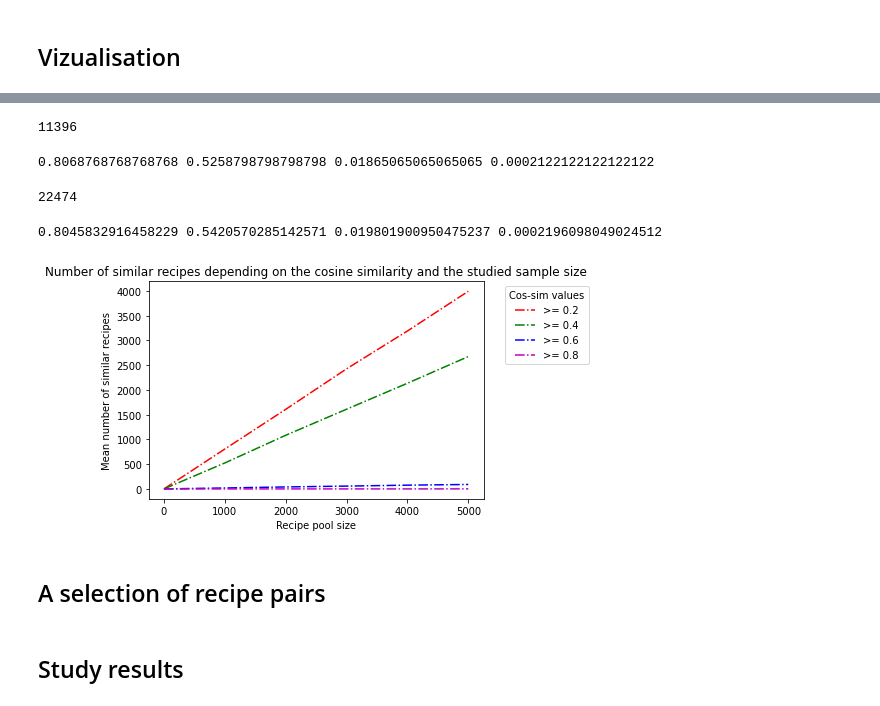
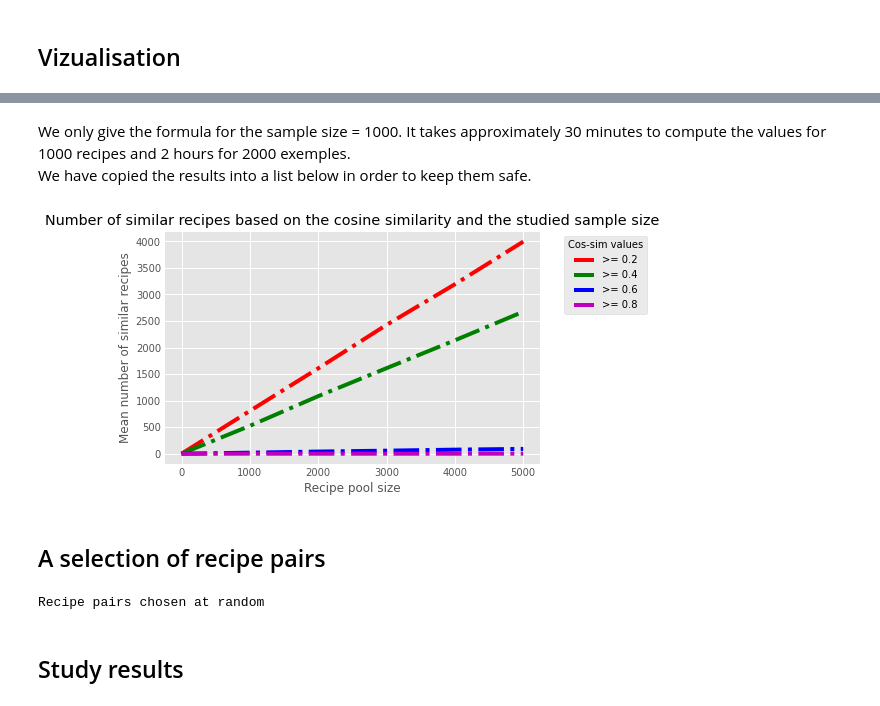
Before and after one commit to almehdiKrisni/Projet-RI-Recreation-Papier-Scientifique, a Jupyter notebook: dataAnalysis.ipynb, the cells around one changed output, grey strips where cells are left out. Drawn from its saved outputs; the diff is of its cells as text; code cells hidden in the pictures.

```diff
--- a/dataAnalysis.ipynb
+++ b/dataAnalysis.ipynb
@@ -109,0 +100,3 @@ showBar(df["number_ingredients"].tolist(), odds=True, title="Distribution of the
+# %%
+# Plot parameter (style)
+plt.style.use('ggplot')
@@ -110,25 +129,9 @@ showBar(df["number_ingredients"].tolist(), odds=True, title="Distribution of the
 # %%
 # We find the mean cosine similarities for a sample size of 1000 recipes
-l2, l4, l6, l8 = computeSimilarityOdds(df.sample(int(1000)))
+# l2, l4, l6, l8 = computeSimilarityOdds(df.sample(int(1000)))
-# %% [output]
-11396
-# %%
-# We print the results only for the sample size = 1000.
-# It takes approximately 30 minutes to compute the values for 1000 recipes and 2 hours for 2000 exemples.
-# We have copied the results into a list below in order to keep them safe.
-print(np.mean(l2), np.mean(l4), np.mean(l6), np.mean(l8))
-# %% [output]
-0.8068768768768768 0.5258798798798798 0.01865065065065065 0.0002122122122122122
-# %%
-# We find the mean cosine similarities for a sample size of 2000 recipes
-l22, l42, l62, l82 = computeSimilarityOdds(df.sample(int(2000)))
-# %% [output]
-22474
-# %%
-# We print the results only for the sample size = 2000
-print(np.mean(l22), np.mean(l42), np.mean(l62), np.mean(l82))
-# %% [output]
-0.8045832916458229 0.5420570285142571 0.019801900950475237 0.0002196098049024512
+# %% [markdown]
+We only give the formula for the sample size = 1000. It takes approximately 30 minutes to compute the values for 1000 recipes and 2 hours for 2000 exemples.
+<br>We have copied the results into a list below in order to keep them safe.
 # %%
 # Similarities
 xlabels = [0, 1000, 2000, 3000, 4000, 5000]
@@ -143,19 +146,45 @@ sizecos6values = [0] + [int(cos6values[i] * (i * 1000)) for i in range(1, len(xl
 sizecos8values = [0] + [int(cos8values[i] * (i * 1000)) for i in range(1, len(xlabels))]
 # %%
 # Ploting the evolution of the number of similar recipes based on the size of the sample and the shared cosine similarity
-plt.title("Number of similar recipes depending on the cosine similarity and the studied sample size")
+plt.title("Number of similar recipes based on the cosine similarity and the studied sample size")
 plt.plot(xlabels, sizecos2values, "r-.", label=">= 0.2")
 plt.plot(xlabels, sizecos4values, "g-.", label=">= 0.4")
 plt.plot(xlabels, sizecos6values, "b-.", label=">= 0.6")
 plt.plot(xlabels, sizecos8values, "m-.", label=">= 0.8")
 plt.xlabel("Recipe pool size")
 plt.ylabel("Mean number of similar recipes")
 plt.legend(title="Cos-sim values", bbox_to_anchor=(1.05, 1.0), loc='upper left')
+plt.savefig('bin/visual/cossim_recipes_odds.png', bbox_inches='tight')
 plt.show()
 # %% [output]
-[figure, old version]
+[figure, new version]
 # %% [markdown]
 ## A selection of recipe pairs
+# %%
+# We iterate on 10 different recipe and find a pair in the recipe pool
+print("Recipe pairs chosen at random")
+n = 0
+
+todo = False
+
+if todo :
+    while (n < 6) :
+        # We take a random id from the dataframe
+        r1 = random.choice(df["id"].tolist())
+
+        # We now generate the list of similar recipes and pick a random id
+        simRecipesId = findSimRecipes(df, r1, 0.8, mode=2)
+
+        # We check if there are similar recipes
+        if (len(simRecipesId) > 0) :
+            n += 1
+
+            # We choose a random recipe B from the list
+            r2 = random.choice(simRecipesId)
+
+            print(df.loc[df["id"] == r1]["name"].values[0], "\t-\t", df.loc[df["id"] == r2]["name"].values[0])
+# %% [output]
+Recipe pairs chosen at random
 # %% [markdown]
 ## Study results
 # %%
```
Also changed, not shown: parts of 17 cells of this notebook, 2 other files.
